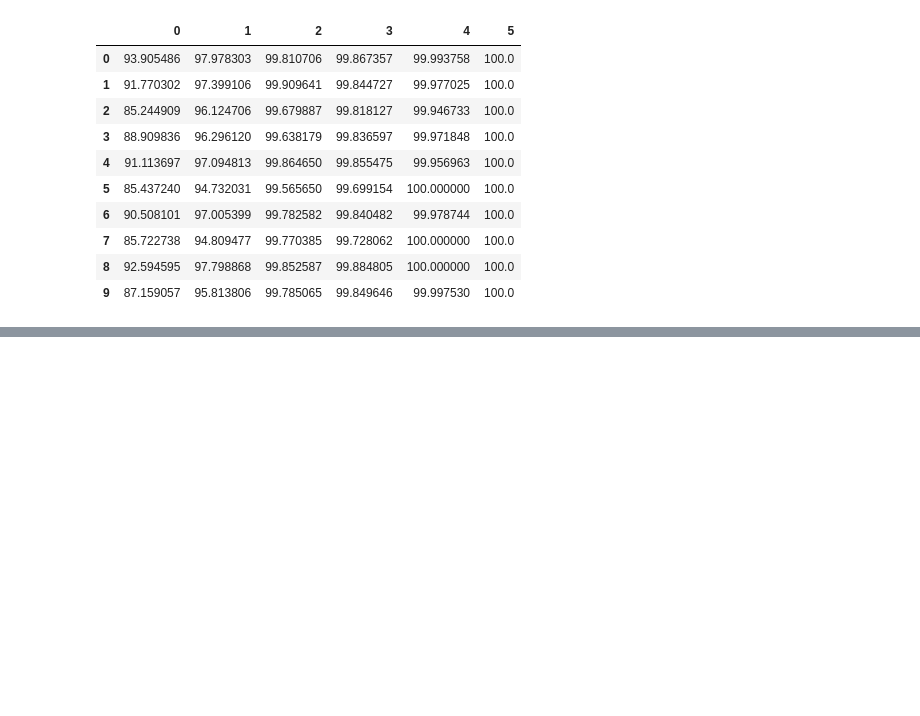
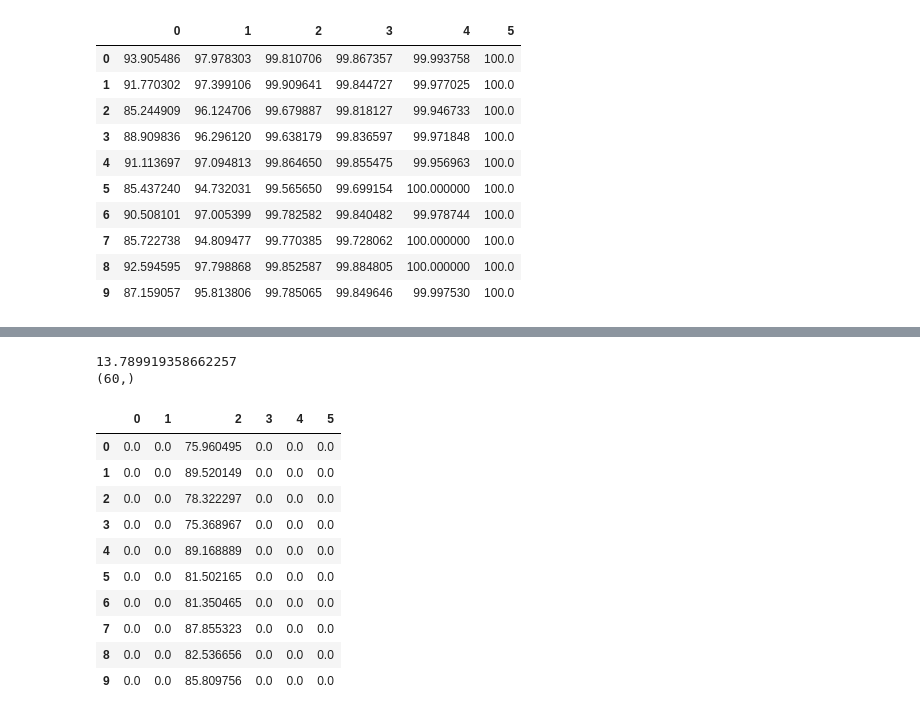
Before and after one commit to kevinkwshin/easyNNUNET, a Jupyter notebook: 3_NNUNET_Result.ipynb, the cells around one changed output, grey strips where cells are left out. Drawn from its saved outputs; the diff is of its cells as text; code cells hidden in the pictures; blank space fills up the shorter version.

```diff
--- a/3_NNUNET_Result.ipynb
+++ b/3_NNUNET_Result.ipynb
@@ -239,0 +227,7 @@ with open(path_pickle, 'wb') as handle:
+# %%
+path_gt = 'data/Task01_Tendon_5ch/labelsTs/'
+path_pred = 'OUTPUT_FOLDER/Tendon/3D_5ch/'
+list_gt = list_sort_nicely(glob.glob(path_gt+'*.nii.gz'))[10:]
+list_pred = list_sort_nicely(glob.glob(path_pred+'*.nii.gz'))[10:]
+print('gt:',len(list_gt),'pred:',len(list_pred))
+list_gt,list_pred
@@ -239,0 +260,29 @@ with open(path_pickle, 'wb') as handle:
+# %%
+def preprocess_kunkuk(gt,pred):
+    gt = gt*pred
+    gt[gt!=9]=0
+    gt[gt==9]=3
+    return gt
+# %%
+dices = []
+recalls = []
+specificitys = []
+
+for idx_id in range(len(list_pred)):
+    num_ch = 6
+    print('\n',idx_id,list_gt[idx_id],list_pred[idx_id],'\n')
+    gt = data_load_nii(list_gt[idx_id])
+    pred = data_load_nii(list_pred[idx_id])
+    gt = preprocess_kunkuk(gt,pred)
+    gt = one_hot(gt,num_ch)
+    pred = one_hot(pred,num_ch)
+
+    for idx_ch in range(num_ch):
+        dice = score_dice(gt[idx_ch],pred[idx_ch])
+#         recall = score_recall(gt[idx_ch],pred[idx_ch])
+        recall = score_recall(pred[idx_ch],gt[idx_ch])
+        specificity = score_specificity(gt[idx_ch],pred[idx_ch])
+#         print(idx_ch+1, dice)
+        dices.append(dice)
+        recalls.append(recall)
+        specificitys.append(specificity)
@@ -239,0 +328,21 @@ with open(path_pickle, 'wb') as handle:
+# %%
+dices = np.array(dices)
+print(dices.mean())
+print(dices.shape)
+dices = np.reshape(dices,(int(len(dices)/6),6))
+df = pd.DataFrame(dices)
+df
+# %% [output]
+13.789919358662257
+(60,)
+|  | 0 | 1 | 2 | 3 | 4 | 5 |
+| 0 | 0.0 | 0.0 | 75.960495 | 0.0 | 0.0 | 0.0 |
+| 1 | 0.0 | 0.0 | 89.520149 | 0.0 | 0.0 | 0.0 |
+| 2 | 0.0 | 0.0 | 78.322297 | 0.0 | 0.0 | 0.0 |
+| 3 | 0.0 | 0.0 | 75.368967 | 0.0 | 0.0 | 0.0 |
+| 4 | 0.0 | 0.0 | 89.168889 | 0.0 | 0.0 | 0.0 |
+| 5 | 0.0 | 0.0 | 81.502165 | 0.0 | 0.0 | 0.0 |
+| 6 | 0.0 | 0.0 | 81.350465 | 0.0 | 0.0 | 0.0 |
+| 7 | 0.0 | 0.0 | 87.855323 | 0.0 | 0.0 | 0.0 |
+| 8 | 0.0 | 0.0 | 82.536656 | 0.0 | 0.0 | 0.0 |
+| 9 | 0.0 | 0.0 | 85.809756 | 0.0 | 0.0 | 0.0 |
```
Also changed, not shown: parts of 10 cells of this notebook, 4 other files.
